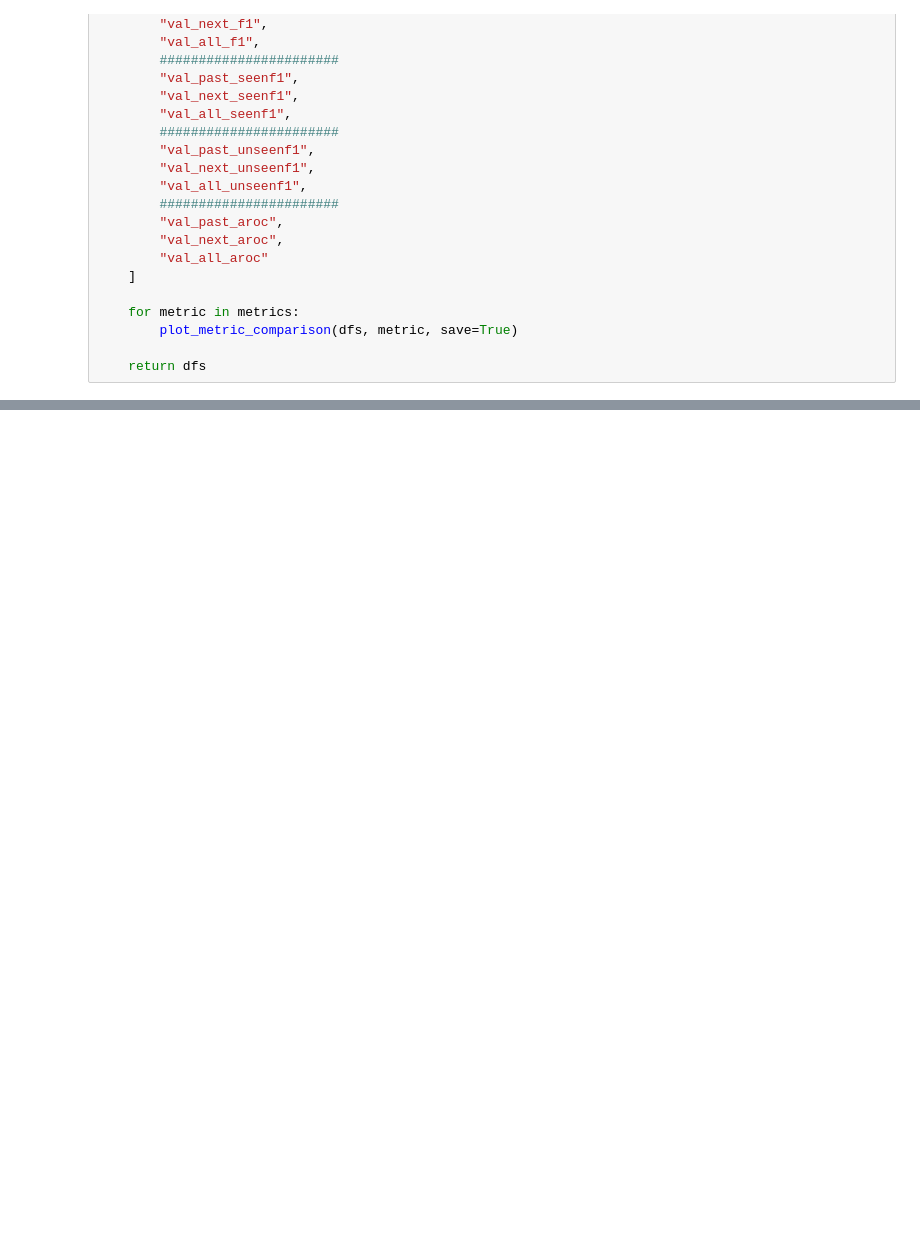
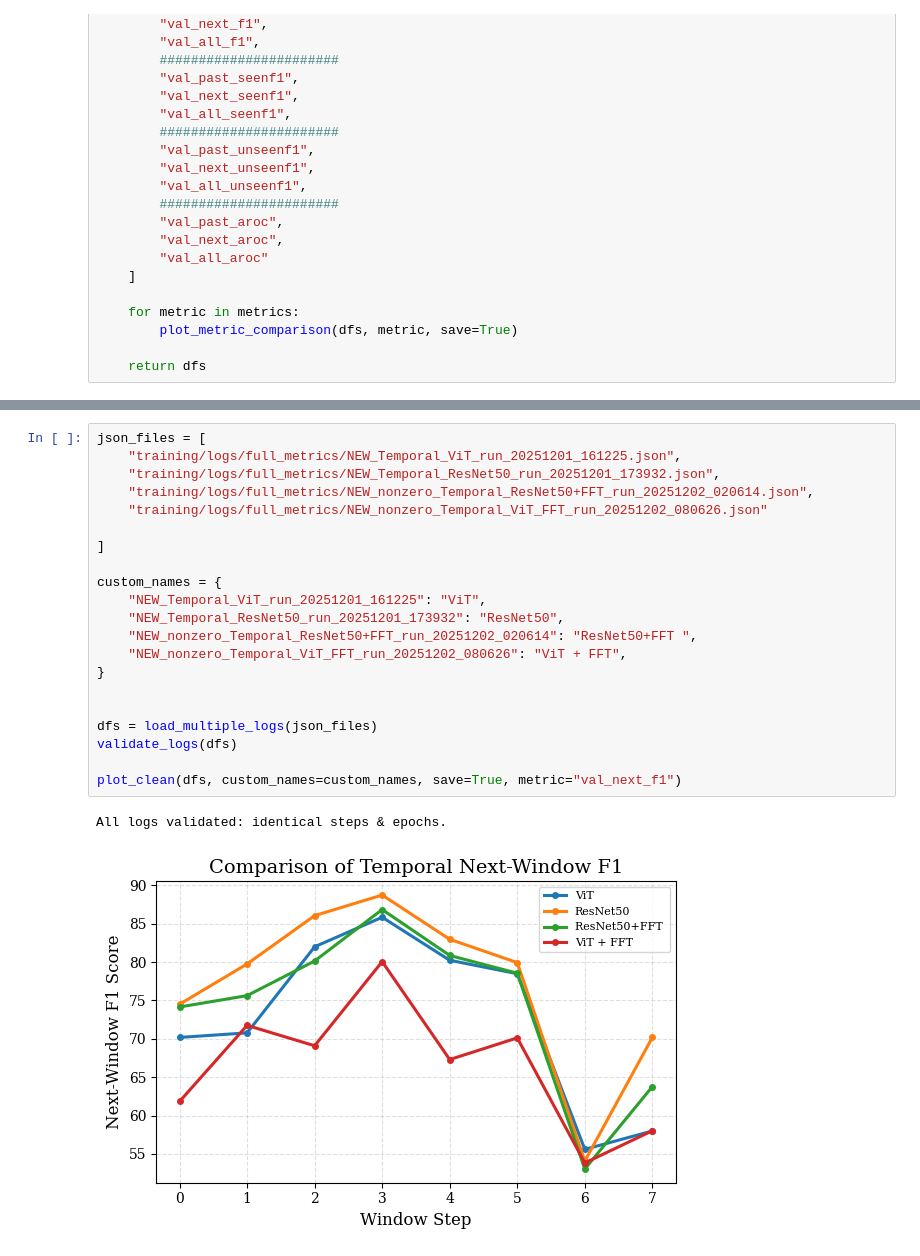
Before and after one commit to jimmyc14/ID_of_AI_Images, a Jupyter notebook: temporal_json_parsing.ipynb, the cells around one changed output, grey strips where cells are left out. Drawn from its saved outputs; the diff is of its cells as text; blank space fills up the shorter version.

```diff
--- a/temporal_json_parsing.ipynb
+++ b/temporal_json_parsing.ipynb
@@ -180,0 +241,24 @@ All logs validated: identical steps & epochs.
+# %%
+json_files = [
+    "training/logs/full_metrics/NEW_Temporal_ViT_run_20251201_161225.json",
+    "training/logs/full_metrics/NEW_Temporal_ResNet50_run_20251201_173932.json",
+    "training/logs/full_metrics/NEW_nonzero_Temporal_ResNet50+FFT_run_20251202_020614.json",
+    "training/logs/full_metrics/NEW_nonzero_Temporal_ViT_FFT_run_20251202_080626.json"
+
+]
+
+custom_names = {
+    "NEW_Temporal_ViT_run_20251201_161225": "ViT",
+    "NEW_Temporal_ResNet50_run_20251201_173932": "ResNet50",
+    "NEW_nonzero_Temporal_ResNet50+FFT_run_20251202_020614": "ResNet50+FFT ",
+    "NEW_nonzero_Temporal_ViT_FFT_run_20251202_080626": "ViT + FFT",
+}
+
+
+dfs = load_multiple_logs(json_files)
+validate_logs(dfs)
+
+plot_clean(dfs, custom_names=custom_names, save=True, metric="val_next_f1")
+# %% [output]
+All logs validated: identical steps & epochs.
+[figure, added]
```
Also changed, not shown: parts of 5 cells of this notebook.
